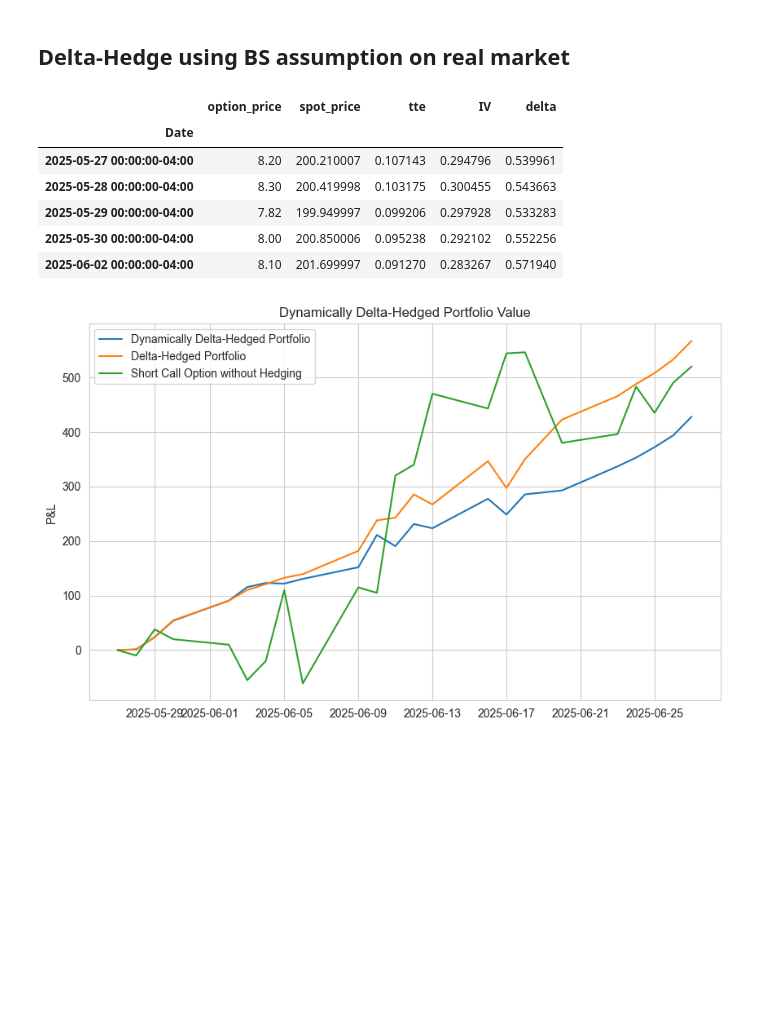
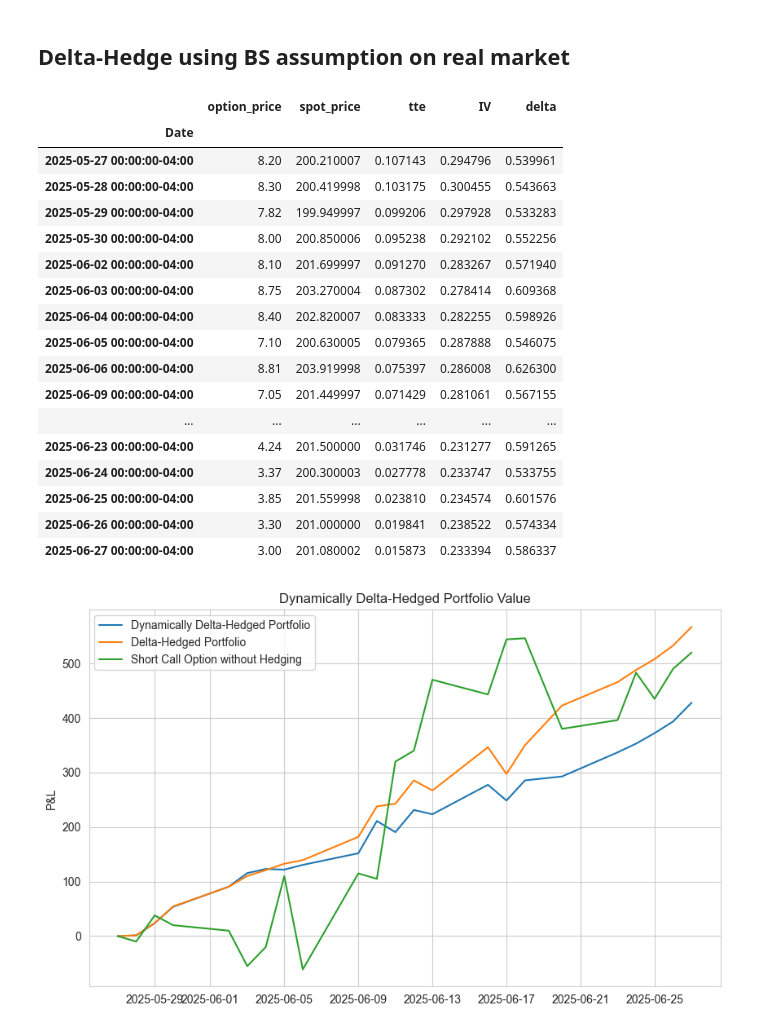
Before and after one commit to TianhaoW/ErdosQuantBootcamp, a Jupyter notebook: Erdos_Miniprojects/mini_project_4.ipynb, the cells around one changed output. Saved outputs shown, nothing was run; the diff lists cells and outputs as text; code cells hidden in the pictures; blank space fills up the shorter version.

```diff
--- a/Erdos_Miniprojects/mini_project_4.ipynb
+++ b/Erdos_Miniprojects/mini_project_4.ipynb
@@ -150,34 +156,45 @@ def IV_call(C, S, K, T, r=0.0, q=0.0, tol=1e-6, max_iterations=150):
     def objective(sigma):
         bs = BlackScholes(S, K, T, r, sigma, q, option_type='call')
         return bs.price()-C
     try:
         iv = brentq(objective, 1e-6, 5.0, xtol=tol, maxiter=max_iterations)
     except (ValueError, RuntimeError):
         iv = np.nan
     return iv
 
 
 data['IV'] = data.apply(lambda row: IV_call(
     row['option_price'],
     row['spot_price'],
     strike,
     row['tte'],
     r,
     q=q
 ), axis=1)
 
 # data['bs_price'] = data.apply(bs_price, axis=1)
 data['delta'] = data.apply(delta, axis=1)
 
-data.head(5)
+data
 # %% [output]
 |  | option_price | spot_price | tte | IV | delta |
 | Date |  |  |  |  |  |
 | 2025-05-27 00:00:00-04:00 | 8.20 | 200.210007 | 0.107143 | 0.294796 | 0.539961 |
 | 2025-05-28 00:00:00-04:00 | 8.30 | 200.419998 | 0.103175 | 0.300455 | 0.543663 |
 | 2025-05-29 00:00:00-04:00 | 7.82 | 199.949997 | 0.099206 | 0.297928 | 0.533283 |
 | 2025-05-30 00:00:00-04:00 | 8.00 | 200.850006 | 0.095238 | 0.292102 | 0.552256 |
 | 2025-06-02 00:00:00-04:00 | 8.10 | 201.699997 | 0.091270 | 0.283267 | 0.571940 |
+| 2025-06-03 00:00:00-04:00 | 8.75 | 203.270004 | 0.087302 | 0.278414 | 0.609368 |
+| 2025-06-04 00:00:00-04:00 | 8.40 | 202.820007 | 0.083333 | 0.282255 | 0.598926 |
+| 2025-06-05 00:00:00-04:00 | 7.10 | 200.630005 | 0.079365 | 0.287888 | 0.546075 |
+| 2025-06-06 00:00:00-04:00 | 8.81 | 203.919998 | 0.075397 | 0.286008 | 0.626300 |
+| 2025-06-09 00:00:00-04:00 | 7.05 | 201.449997 | 0.071429 | 0.281061 | 0.567155 |
+| ... | ... | ... | ... | ... | ... |
+| 2025-06-23 00:00:00-04:00 | 4.24 | 201.500000 | 0.031746 | 0.231277 | 0.591265 |
+| 2025-06-24 00:00:00-04:00 | 3.37 | 200.300003 | 0.027778 | 0.233747 | 0.533755 |
+| 2025-06-25 00:00:00-04:00 | 3.85 | 201.559998 | 0.023810 | 0.234574 | 0.601576 |
+| 2025-06-26 00:00:00-04:00 | 3.30 | 201.000000 | 0.019841 | 0.238522 | 0.574334 |
+| 2025-06-27 00:00:00-04:00 | 3.00 | 201.080002 | 0.015873 | 0.233394 | 0.586337 |
 # %%
 N_options = 100
 data = data.copy()
```
Also changed, not shown: parts of 6 cells of this notebook.
